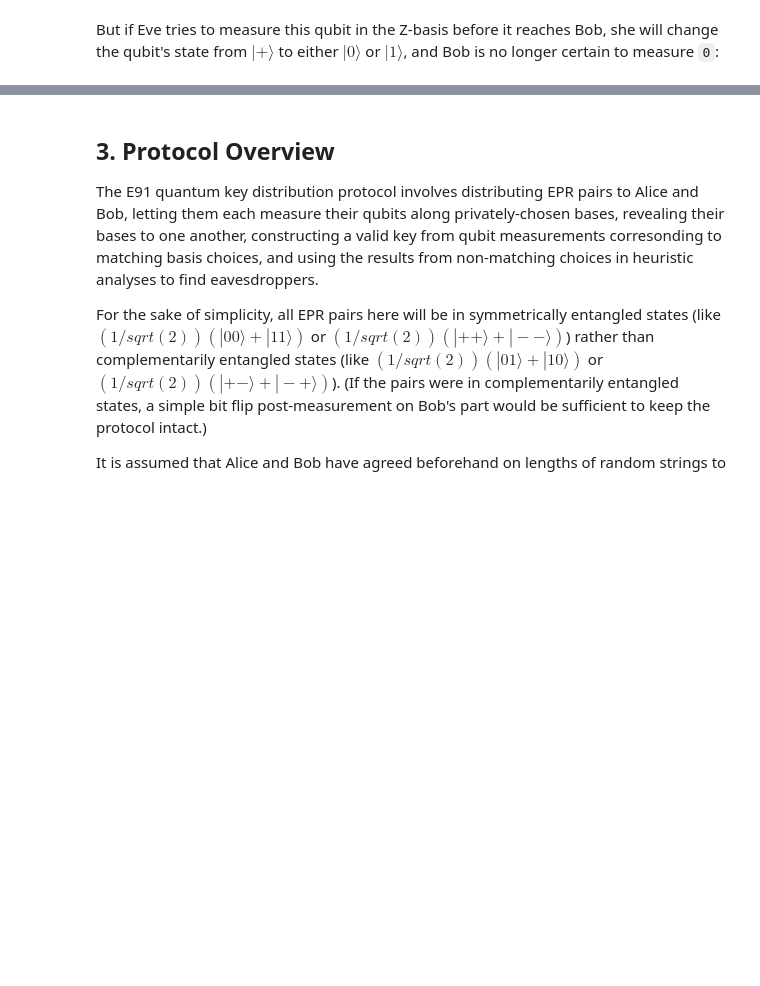
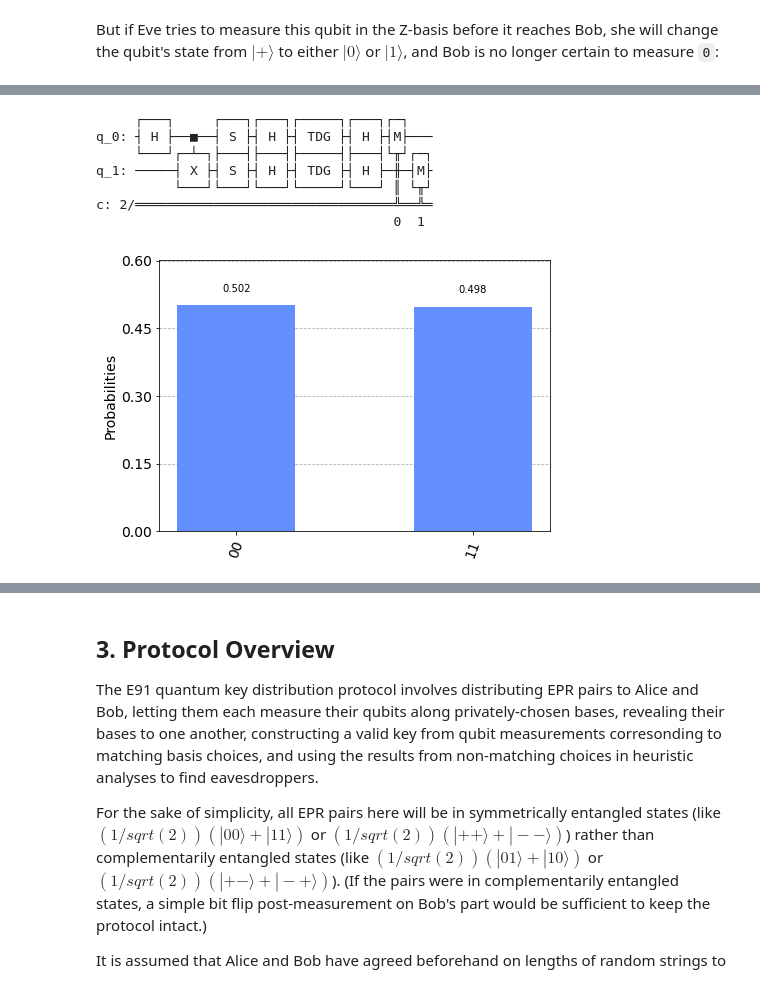
Before and after one commit to TedMcManus/QuantumComputing, a Jupyter notebook: e91-notebook.ipynb, the cells around one changed output, grey strips where cells are left out. Drawn from its saved outputs; the diff is of its cells as text; code cells hidden in the pictures; blank space fills up the shorter version.

```diff
--- a/e91-notebook.ipynb
+++ b/e91-notebook.ipynb
@@ -235,0 +231,11 @@ The concept critical to the E91 protocol is the [CHSH inequality](https://en.wik
+# %%
+plot_histogram(compare_measurements(measure_4, measure_4))
+# %% [output]
+     ┌───┐     ┌───┐┌───┐┌─────┐┌───┐┌─┐
+q_0: ┤ H ├──■──┤ S ├┤ H ├┤ TDG ├┤ H ├┤M├───
+     └───┘┌─┴─┐├───┤├───┤├─────┤├───┤└╥┘┌─┐
+q_1: ─────┤ X ├┤ S ├┤ H ├┤ TDG ├┤ H ├─╫─┤M├
+          └───┘└───┘└───┘└─────┘└───┘ ║ └╥┘
+c: 2/═════════════════════════════════╩══╩═
+                                      0  1
+[figure, added]
```
Also changed, not shown: parts of 102 cells of this notebook.
